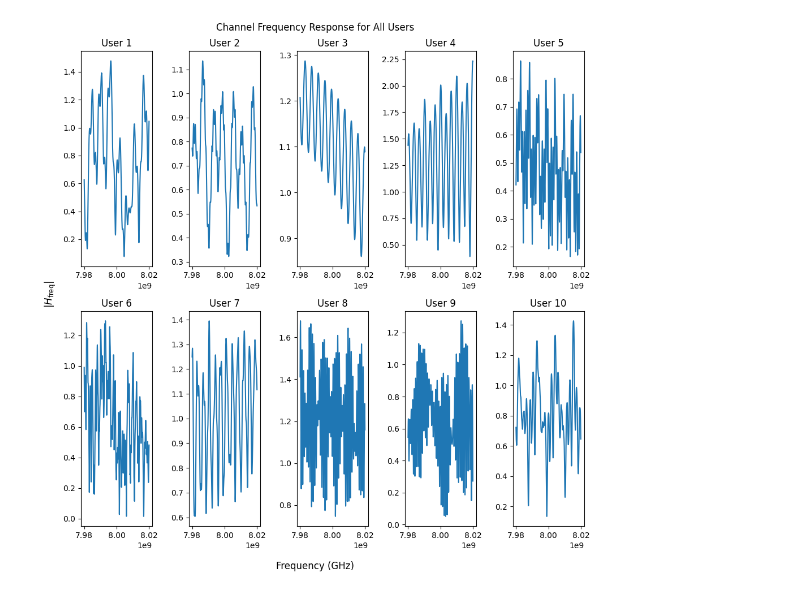
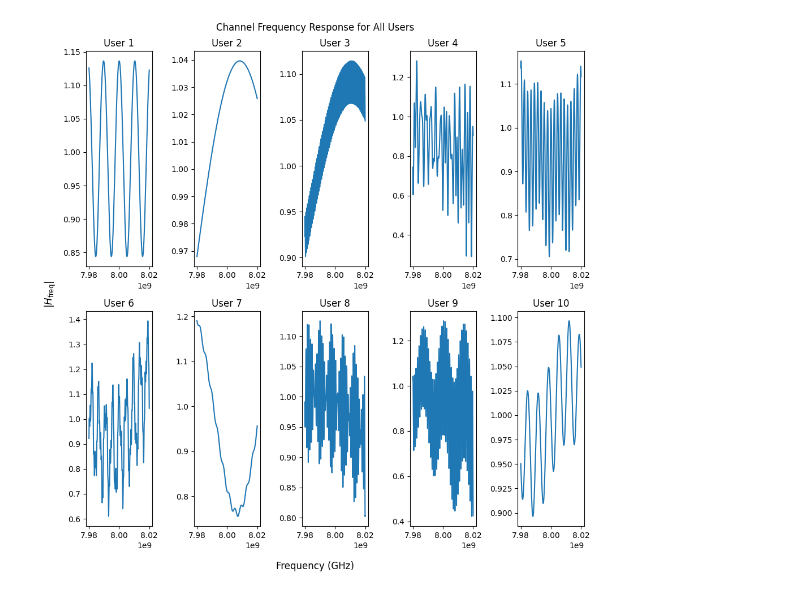
Before and after one commit to ear0/ECE575FP, a Jupyter notebook: mu_mimo.ipynb, the cells around one changed output. Saved outputs shown, nothing was run; the diff lists cells and outputs as text; code cells hidden in the pictures.

```diff
--- a/mu_mimo.ipynb
+++ b/mu_mimo.ipynb
@@ -15,8 +15,8 @@ N_COLS = 5
 N_ROWS_RX = 1
 N_COLS_RX = 1
 PI = np.pi
-TX_LOC = [41,4,19]
-# RX_LOC = [-291,-12,15]
+# TX_LOC = [41,4,19]
+TX_LOC = [41,8,49]
 RX0_LOC = [-291,60, 3]
 RX1_LOC = [50,56, 3]
 RX2_LOC = [-25,56, 3]
@@ -49,7 +49,7 @@ def create_e(n, delta, omega):
         e[i] = np.exp(-1j*2*PI*delta*omega*i)
     return e * 1 / np.sqrt(n)
 
-def create_U_P2P(n, delta,):
+def create_U_P2P(n, delta):
     U = []
     for i in range(n):
         U.append(create_e(n, delta, i / (n * delta)))
@@ -115,0 +116,10 @@ scene.render(camera = bird_cam, paths = paths, num_samples = 64)
+# %%
+user_positions_3d = np.array(rx_pos)
+user_positions_2d = user_positions_3d[:, :2]
+plt.figure(figsize = (8,8))
+plt.scatter(user_positions_2d[:, 0], user_positions_2d[:, 1])
+for i, (x,y) in enumerate(user_positions_2d):
+    plt.text(x, y, f"User {i + 1}", fontsize = 9, ha = 'center', va = 'bottom')
+plt.xlabel("x (m)")
+plt.ylabel("y (m)")
+plt.title("User Locations in Z = 3 Plane")
@@ -117,31 +130,32 @@ scene.render(camera = bird_cam, paths = paths, num_samples = 64)
 nfreqs = 1000
 sweep_freqs = np.linspace(FC-BW, FC+BW, num=nfreqs)
 h_freq_sweep = paths.cfr(frequencies=sweep_freqs,
                    normalize=True, # Normalize energy
                    normalize_delays=True,
                    out_type="numpy")
 abs_h_fs = np.abs(h_freq_sweep)
 h_freq_FC = paths.cfr(frequencies=FC,
                    normalize=True, # Normalize energy
                    normalize_delays=True,
                    out_type="numpy")
 abs_h_fc = np.abs(h_freq_FC)
 h_freq = h_freq_FC.reshape(10,50)
+abs_h_freq = np.abs(h_freq)
 # Shape: [num_rx, num_rx_ant, num_tx, num_tx_ant, num_time_steps, num_subcarriers]
 
 fig1, axs1 = plt.subplots(2,5, figsize = (10,10))
 axs1 = axs1.flatten()
 
 for i, ax in enumerate(axs1):
     ax.plot(sweep_freqs, abs_h_fs[i,0,0,0,0,:])
     ax.set_title(f"User {i + 1}")
     # ax.set_xlabel("Frequency (GHz)")
     # ax.set_ylabel(r"|$h_\text{freq}$|")
 
 fig1.supxlabel("Frequency (GHz)")
 fig1.supylabel(r"|$H_\text{freq}$|")
 fig1.suptitle("Channel Frequency Response for All Users")
 plt.tight_layout()
 plt.show()
 # %% [output]
-[figure, old version]
+[figure, new version]
```
Also changed, not shown: parts of 12 cells of this notebook, 1 other file.
